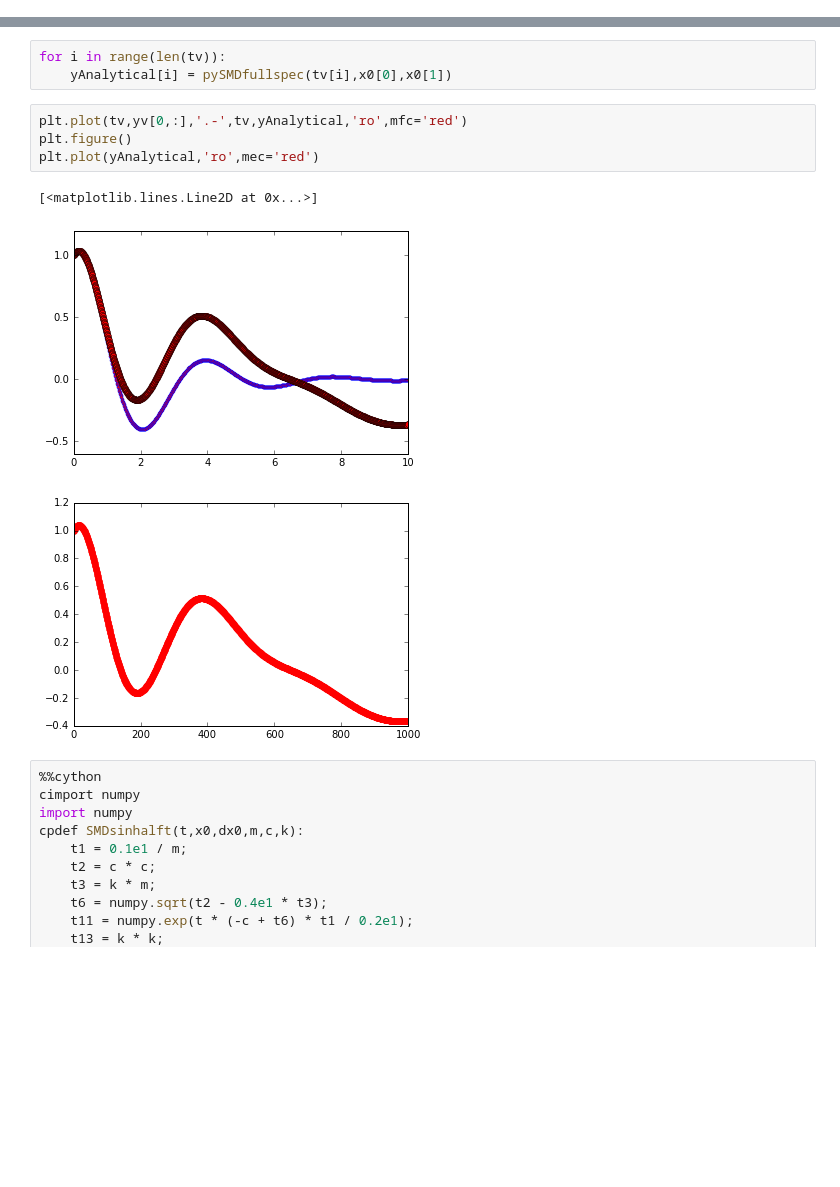
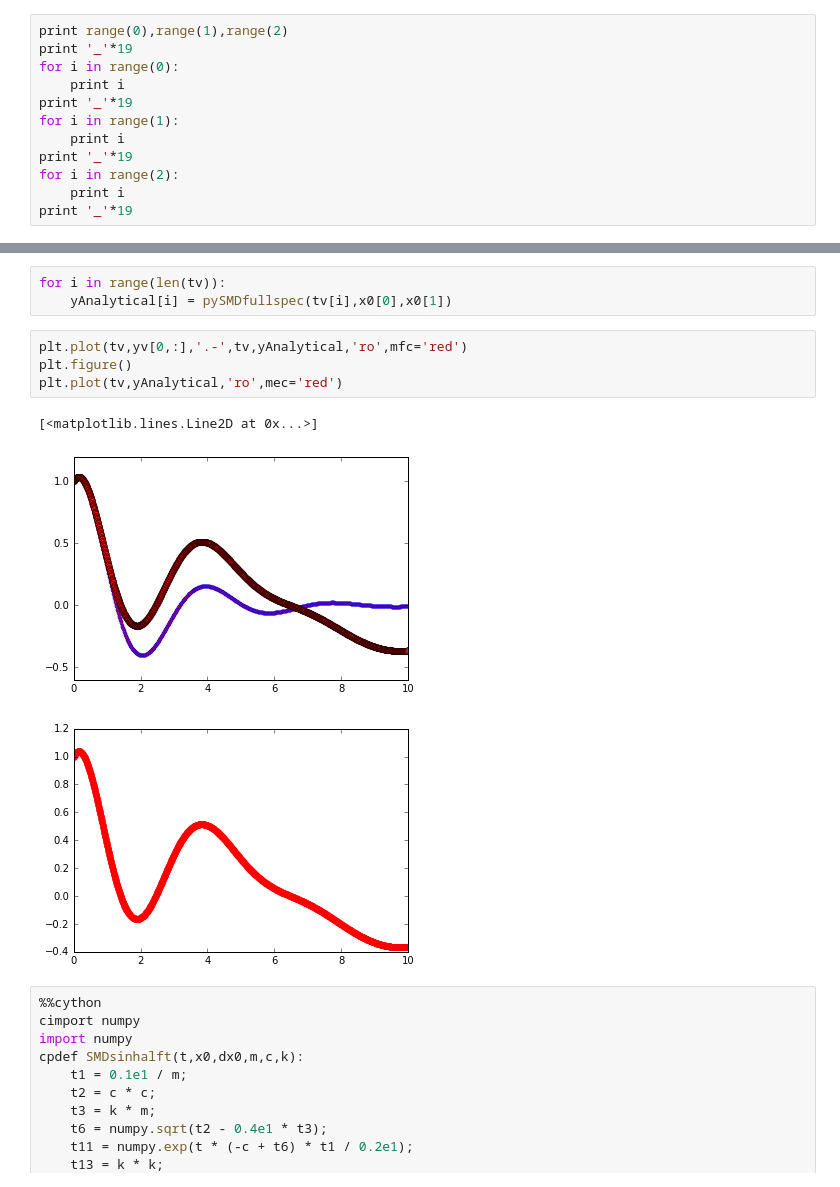
Before and after one commit to hakantiftikci/pyODEIVP4OEM, a Jupyter notebook: purePython/develope_purePython_RK_framework.ipynb, the cells around one changed output, grey strips where cells are left out. Cells and saved outputs as stored; diff of their text form; blank space fills up the shorter version.

```diff
--- a/purePython/develope_purePython_RK_framework.ipynb
+++ b/purePython/develope_purePython_RK_framework.ipynb
@@ -111,0 +113,12 @@ def RK4(fdx,fu,fy,x0,tv,xv,uv,yv,px,pu,py,nx,nu,ny,nt):
+# %%
+print range(0),range(1),range(2)
+print '_'*19
+for i in range(0):
+    print i
+print '_'*19
+for i in range(1):
+    print i
+print '_'*19
+for i in range(2):
+    print i
+print '_'*19
@@ -259,11 +278,11 @@ for i in range(len(tv)):
 # %%
 plt.plot(tv,yv[0,:],'.-',tv,yAnalytical,'ro',mfc='red')
 plt.figure()
-plt.plot(yAnalytical,'ro',mec='red')
+plt.plot(tv,yAnalytical,'ro',mec='red')
 # %% [output]
 [<matplotlib.lines.Line2D at 0x...>]
 [figure]
-[figure, old version]
+[figure, new version]
 # %%
 %%cython
 cimport numpy
```
Also changed, not shown: parts of 16 cells of this notebook.
